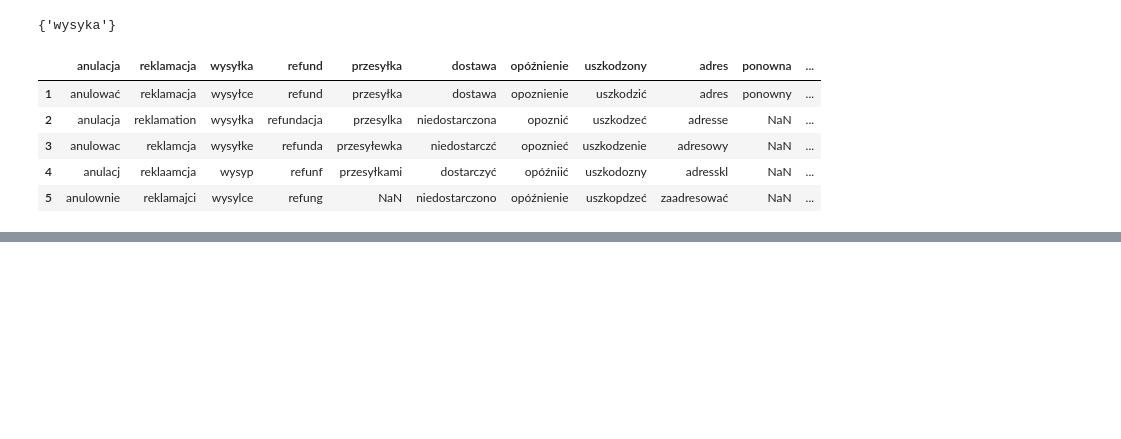
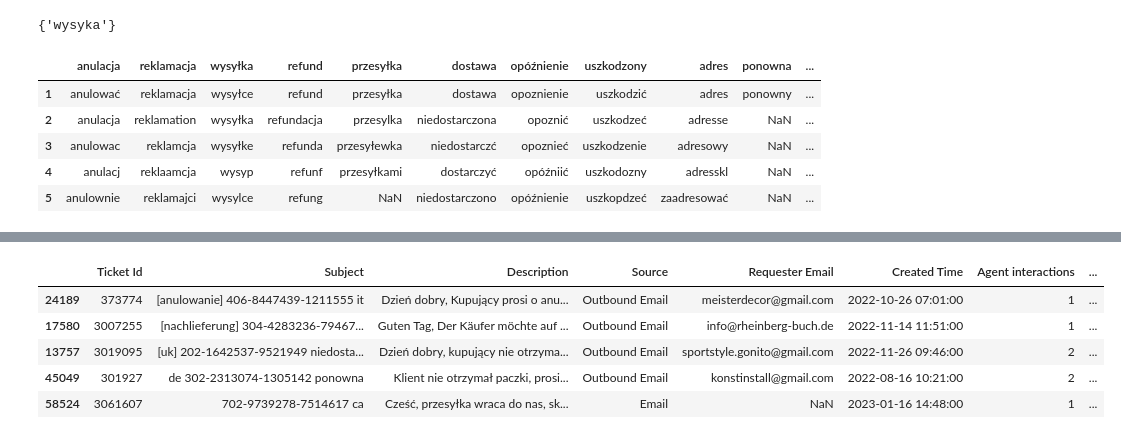
Before and after one commit to arioslock/projects_in_progress, a Jupyter notebook: projekt_koncowy.ipynb, the cells around one changed output, grey strips where cells are left out. Saved outputs shown, nothing was run; the diff lists cells and outputs as text; code cells hidden in the pictures; blank space fills up the shorter version.

```diff
--- a/projekt_koncowy.ipynb
+++ b/projekt_koncowy.ipynb
@@ -418 +396,10 @@ len(not_working_keys)
+# %%
+all_cus_go.sample(5)
+# %% [output]
+|  | Ticket Id | Subject | Description | Source | Requester Email | Created Time | Agent interactions | ... |
+| 24189 | 373774 | [anulowanie] 406-8447439-1211555 it | Dzień dobry, Kupujący prosi o anu... | Outbound Email | meisterdecor@gmail.com | 2022-10-26 07:01:00 | 1 | ... |
+| 17580 | 3007255 | [nachlieferung] 304-4283236-79467... | Guten Tag, Der Käufer möchte auf ... | Outbound Email | info@rheinberg-buch.de | 2022-11-14 11:51:00 | 1 | ... |
+| 13757 | 3019095 | [uk] 202-1642537-9521949 niedosta... | Dzień dobry, kupujący nie otrzyma... | Outbound Email | sportstyle.gonito@gmail.com | 2022-11-26 09:46:00 | 2 | ... |
+| 45049 | 301927 | de 302-2313074-1305142 ponowna | Klient nie otrzymał paczki, prosi... | Outbound Email | konstinstall@gmail.com | 2022-08-16 10:21:00 | 2 | ... |
+| 58524 | 3061607 | 702-9739278-7514617 ca | Cześć, przesyłka wraca do nas, sk... | Email | NaN | 2023-01-16 14:48:00 | 1 | ... |
 # %%
```
Also changed, not shown: parts of 12 cells of this notebook.
